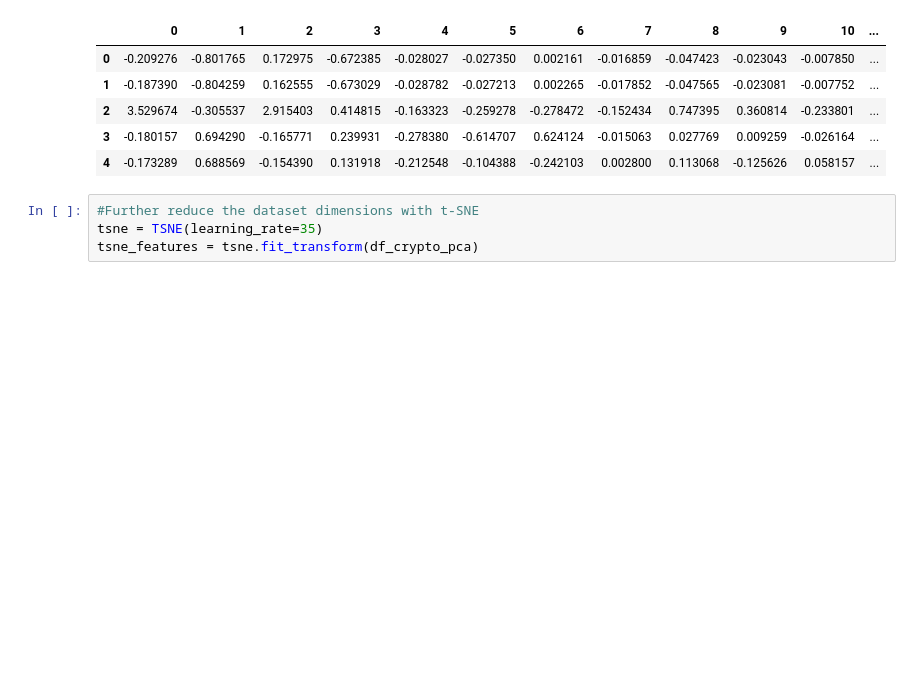
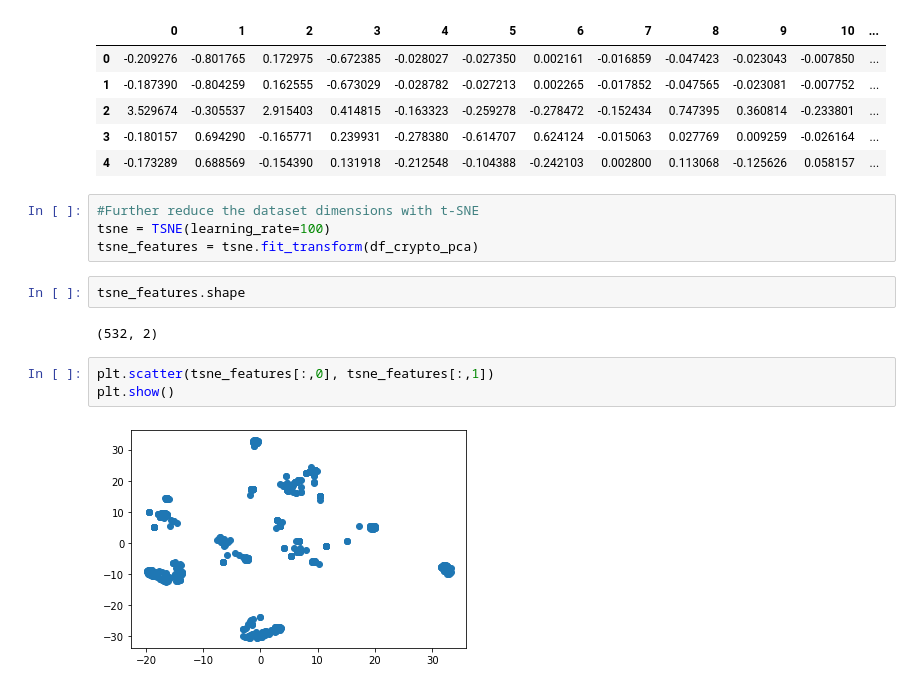
Before and after one commit to J-Schea29/Unsupervised-Machine-Learning-Challenge, a Jupyter notebook: Crypto-Analysis.ipynb, the cells around one changed output. Saved outputs shown, nothing was run; the diff lists cells and outputs as text; blank space fills up the shorter version.

```diff
--- a/Crypto-Analysis.ipynb
+++ b/Crypto-Analysis.ipynb
@@ -175,5 +175,14 @@ df_crypto_pca.head()
 | 4 | -0.173289 | 0.688569 | -0.154390 | 0.131918 | -0.212548 | -0.104388 | -0.242103 | 0.002800 | 0.113068 | -0.125626 | 0.058157 | ... |
 # %%
 #Further reduce the dataset dimensions with t-SNE
-tsne = TSNE(learning_rate=35)
+tsne = TSNE(learning_rate=100)
 tsne_features = tsne.fit_transform(df_crypto_pca)
+# %%
+tsne_features.shape
+# %% [output]
+(532, 2)
+# %%
+plt.scatter(tsne_features[:,0], tsne_features[:,1])
+plt.show()
+# %% [output]
+[figure, added]
```
Also changed, not shown: parts of 1 cell of this notebook.
